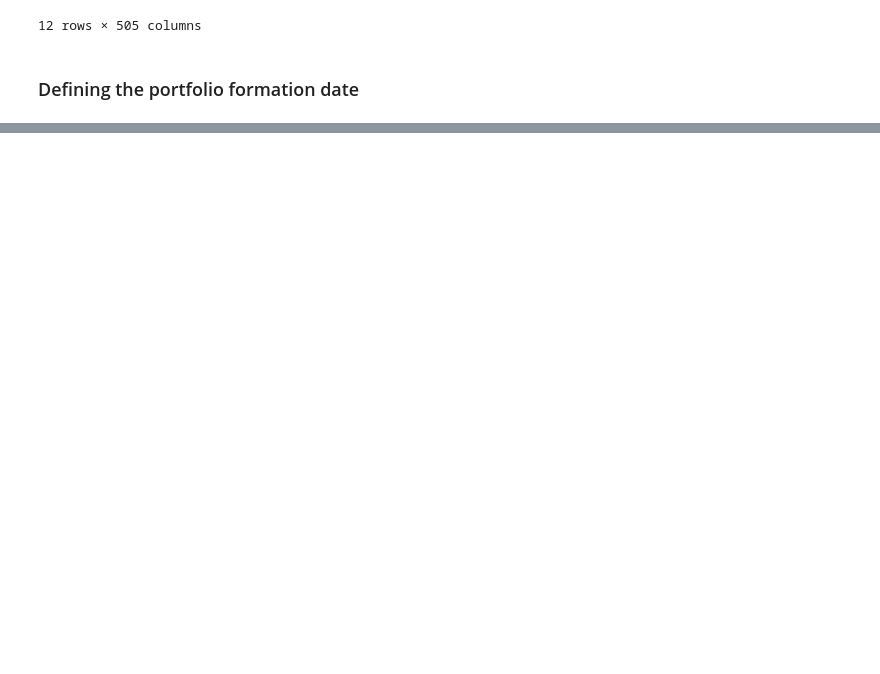
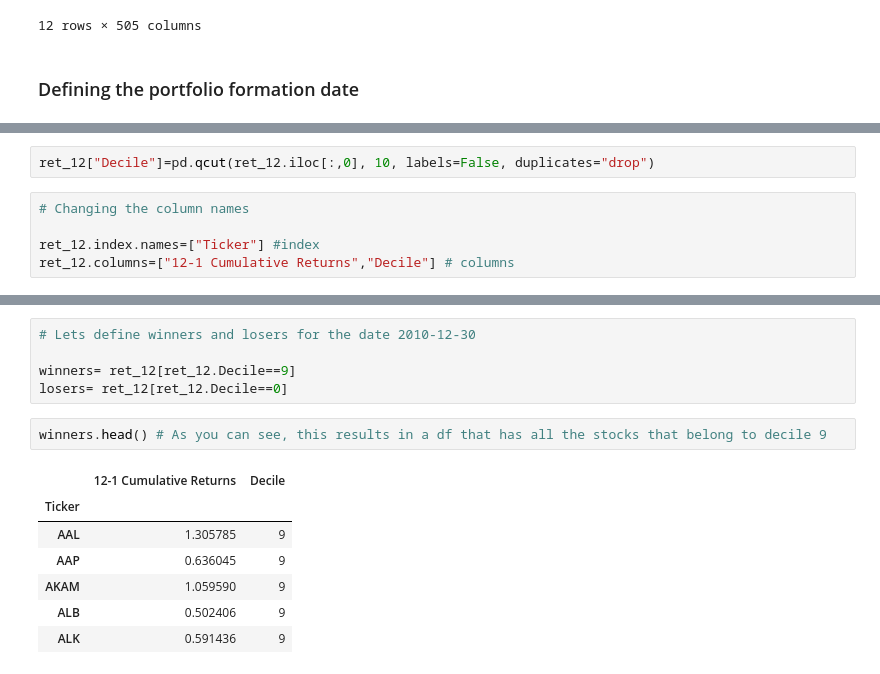
Before and after one commit to biv-neupane7/Investment-strategies, a Jupyter notebook: S&P 500 Momentum.ipynb, the cells around one changed output, grey strips where cells are left out. Drawn from its saved outputs; the diff is of its cells as text; blank space fills up the shorter version.

```diff
--- a/S&P 500 Momentum.ipynb
+++ b/S&P 500 Momentum.ipynb
@@ -121,0 +154,7 @@ past_11.head(12)
+# %%
+ret_12["Decile"]=pd.qcut(ret_12.iloc[:,0], 10, labels=False, duplicates="drop")
+# %%
+# Changing the column names
+
+ret_12.index.names=["Ticker"] #index
+ret_12.columns=["12-1 Cumulative Returns","Decile"] # columns
@@ -121,0 +163,15 @@ past_11.head(12)
+# %%
+# Lets define winners and losers for the date 2010-12-30
+
+winners= ret_12[ret_12.Decile==9]
+losers= ret_12[ret_12.Decile==0]
+# %%
+winners.head() # As you can see, this results in a df that has all the stocks that belong to decile 9
+# %% [output]
+|  | 12-1 Cumulative Returns | Decile |
+| Ticker |  |  |
+| AAL | 1.305785 | 9 |
+| AAP | 0.636045 | 9 |
+| AKAM | 1.059590 | 9 |
+| ALB | 0.502406 | 9 |
+| ALK | 0.591436 | 9 |
```
Also changed, not shown: parts of 27 cells of this notebook.
